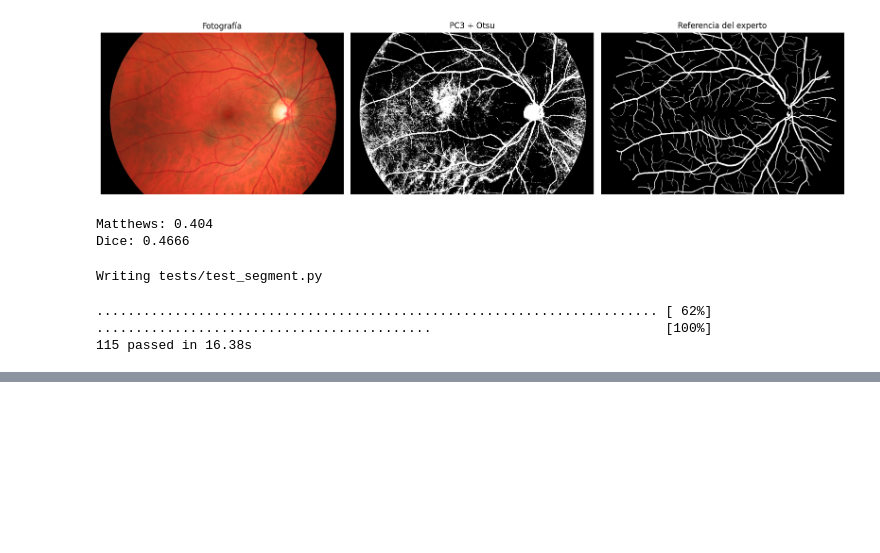
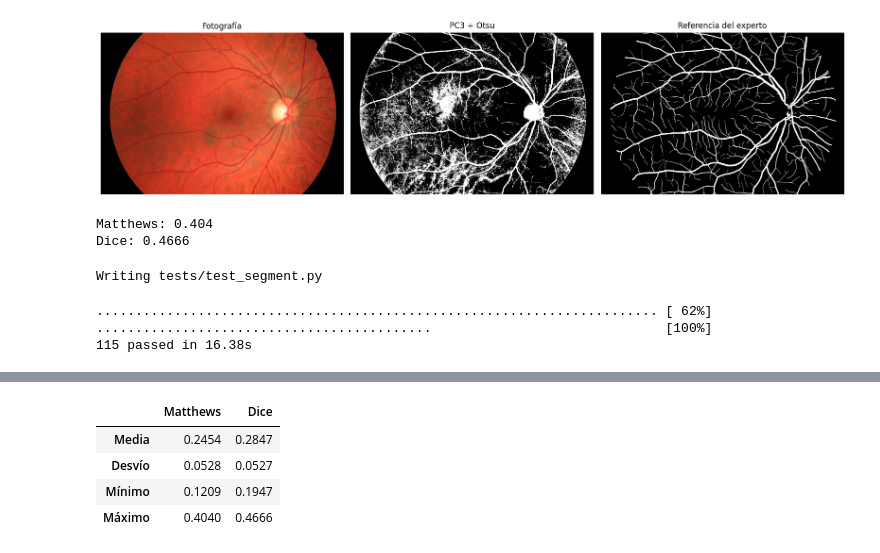
Before and after one commit to afrateitba/TP-PSI-G8, a Jupyter notebook: notebooks/05_segmentacion.ipynb, the cells around one changed output, grey strips where cells are left out. Cells and saved outputs as stored; diff of their text form; code cells hidden in the pictures; blank space fills up the shorter version.

```diff
--- a/notebooks/05_segmentacion.ipynb
+++ b/notebooks/05_segmentacion.ipynb
@@ -149,0 +233,17 @@ Writing tests/test_segment.py
+# %%
+resumen_inicial = tabla_inicial[["Matthews", "Dice"]].agg(
+    ["mean", "std", "min", "max"]
+).rename(index={
+    "mean": "Media",
+    "std": "Desvío",
+    "min": "Mínimo",
+    "max": "Máximo",
+})
+
+display(resumen_inicial.round(4))
+# %% [output]
+|  | Matthews | Dice |
+| Media | 0.2454 | 0.2847 |
+| Desvío | 0.0528 | 0.0527 |
+| Mínimo | 0.1209 | 0.1947 |
+| Máximo | 0.4040 | 0.4666 |
```
Also changed, not shown: parts of 3 cells of this notebook.
